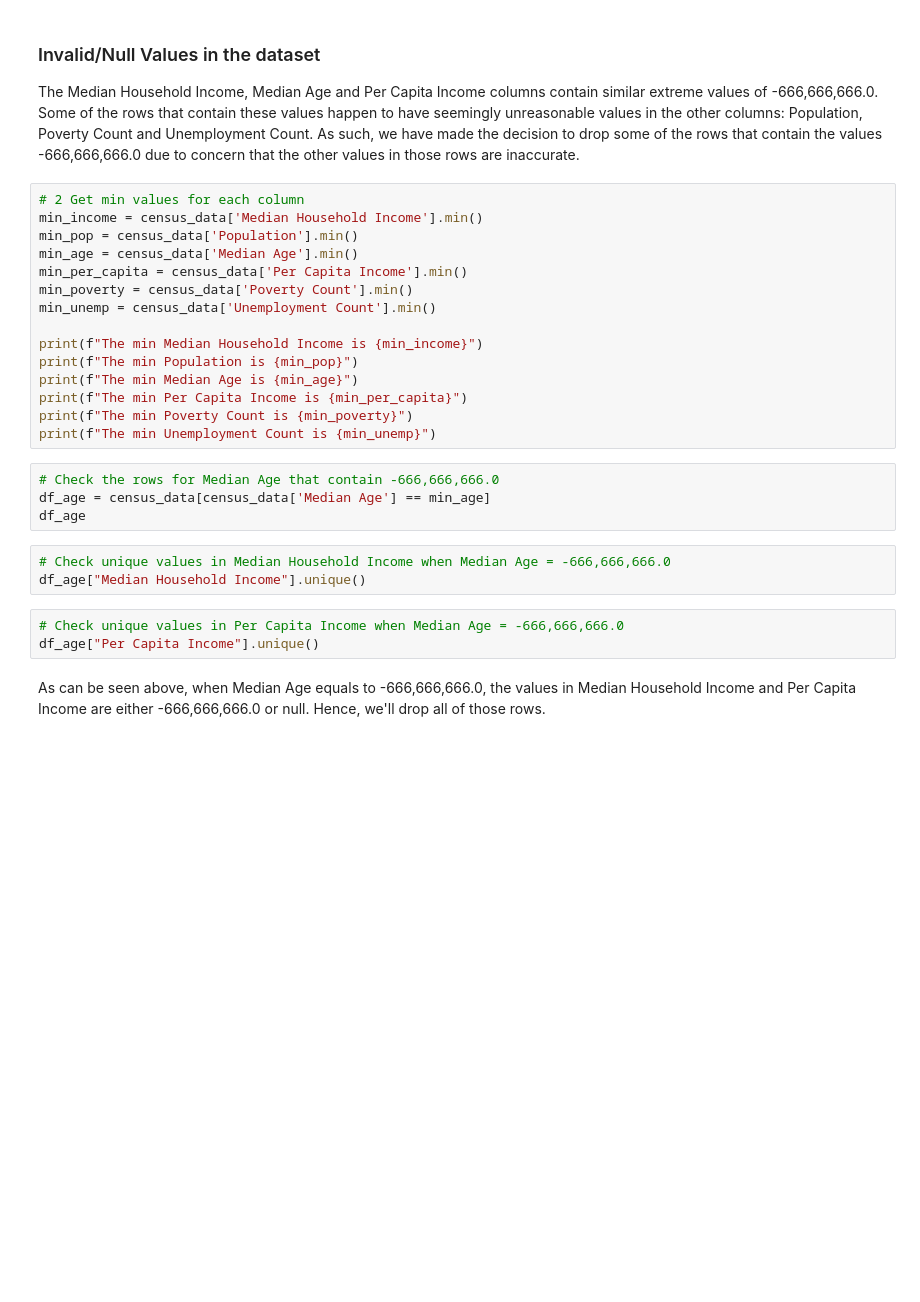
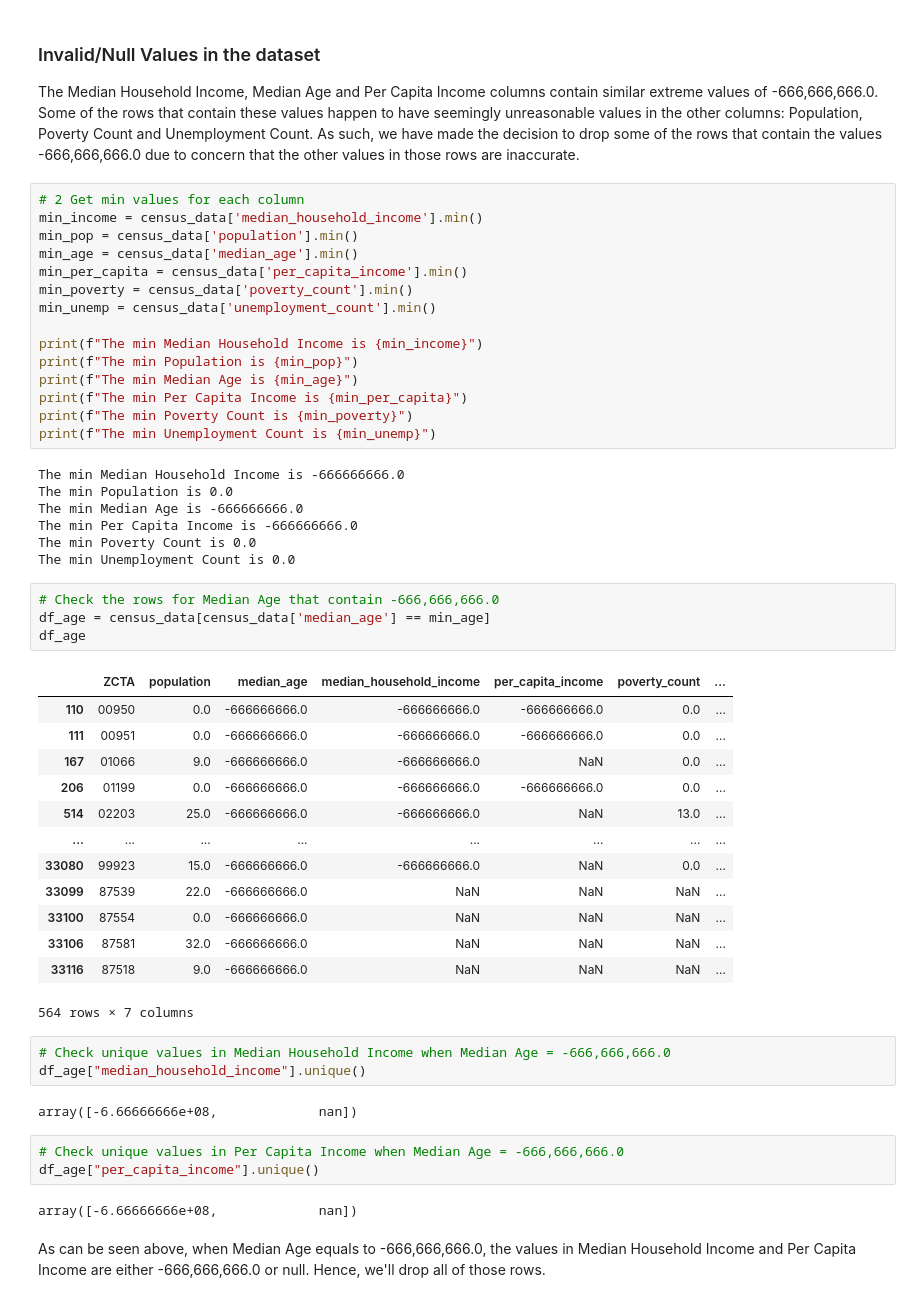
Before and after one commit to poojaisabelle/ETL-Project, a Jupyter notebook: 02_transform_census/02_transform_census_pooja.ipynb, the cells around one changed output. Cells and saved outputs as stored; diff of their text form; blank space fills up the shorter version.

Commit message:
Rename columns in census tranform up to exporting to csvs

```diff
--- a/02_transform_census/02_transform_census_pooja.ipynb
+++ b/02_transform_census/02_transform_census_pooja.ipynb
@@ -29,12 +49,12 @@ census_data.info()
 The Median Household Income, Median Age and Per Capita Income columns contain similar extreme values of -666,666,666.0. Some of the rows that contain these values happen to have seemingly unreasonable values in the other columns: Population, Poverty Count and Unemployment Count. As such, we have made the decision to drop some of the rows that contain the values -666,666,666.0 due to concern that the other values in those rows are inaccurate.
 # %%
 # 2 Get min values for each column
-min_income = census_data['Median Household Income'].min()
-min_pop = census_data['Population'].min()
-min_age = census_data['Median Age'].min()
-min_per_capita = census_data['Per Capita Income'].min()
-min_poverty = census_data['Poverty Count'].min()
-min_unemp = census_data['Unemployment Count'].min()
+min_income = census_data['median_household_income'].min()
+min_pop = census_data['population'].min()
+min_age = census_data['median_age'].min()
+min_per_capita = census_data['per_capita_income'].min()
+min_poverty = census_data['poverty_count'].min()
+min_unemp = census_data['unemployment_count'].min()
 
 print(f"The min Median Household Income is {min_income}")
 print(f"The min Population is {min_pop}")
@@ -42,16 +62,41 @@ print(f"The min Median Age is {min_age}")
 print(f"The min Per Capita Income is {min_per_capita}")
 print(f"The min Poverty Count is {min_poverty}")
 print(f"The min Unemployment Count is {min_unemp}")
+# %% [output]
+The min Median Household Income is -666666666.0
+The min Population is 0.0
+The min Median Age is -666666666.0
+The min Per Capita Income is -666666666.0
+The min Poverty Count is 0.0
+The min Unemployment Count is 0.0
 # %%
 # Check the rows for Median Age that contain -666,666,666.0
-df_age = census_data[census_data['Median Age'] == min_age]
+df_age = census_data[census_data['median_age'] == min_age]
 df_age
+# %% [output]
+|  | ZCTA | population | median_age | median_household_income | per_capita_income | poverty_count | ... |
+| 110 | 00950 | 0.0 | -666666666.0 | -666666666.0 | -666666666.0 | 0.0 | ... |
+| 111 | 00951 | 0.0 | -666666666.0 | -666666666.0 | -666666666.0 | 0.0 | ... |
+| 167 | 01066 | 9.0 | -666666666.0 | -666666666.0 | NaN | 0.0 | ... |
+| 206 | 01199 | 0.0 | -666666666.0 | -666666666.0 | -666666666.0 | 0.0 | ... |
+| 514 | 02203 | 25.0 | -666666666.0 | -666666666.0 | NaN | 13.0 | ... |
+| ... | ... | ... | ... | ... | ... | ... | ... |
+| 33080 | 99923 | 15.0 | -666666666.0 | -666666666.0 | NaN | 0.0 | ... |
+| 33099 | 87539 | 22.0 | -666666666.0 | NaN | NaN | NaN | ... |
+| 33100 | 87554 | 0.0 | -666666666.0 | NaN | NaN | NaN | ... |
+| 33106 | 87581 | 32.0 | -666666666.0 | NaN | NaN | NaN | ... |
+| 33116 | 87518 | 9.0 | -666666666.0 | NaN | NaN | NaN | ... |
+564 rows × 7 columns
 # %%
 # Check unique values in Median Household Income when Median Age = -666,666,666.0
-df_age["Median Household Income"].unique()
+df_age["median_household_income"].unique()
+# %% [output]
+array([-6.66666666e+08,             nan])
 # %%
 # Check unique values in Per Capita Income when Median Age = -666,666,666.0
-df_age["Per Capita Income"].unique()
+df_age["per_capita_income"].unique()
+# %% [output]
+array([-6.66666666e+08,             nan])
 # %% [markdown]
 As can be seen above, when Median Age equals to -666,666,666.0, the values in Median Household Income and Per Capita Income are either -666,666,666.0 or null. Hence, we'll drop all of those rows.
 # %%
```
Also changed, not shown: parts of 16 cells of this notebook, 2 other files.
